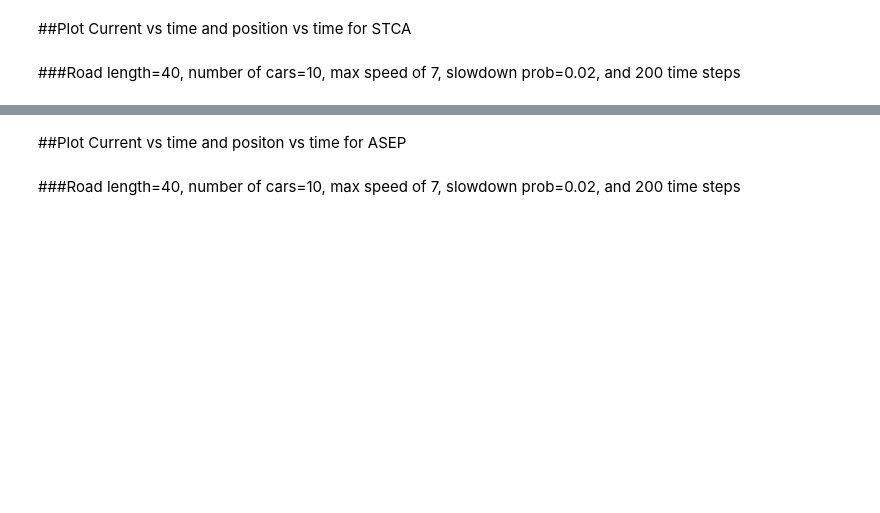
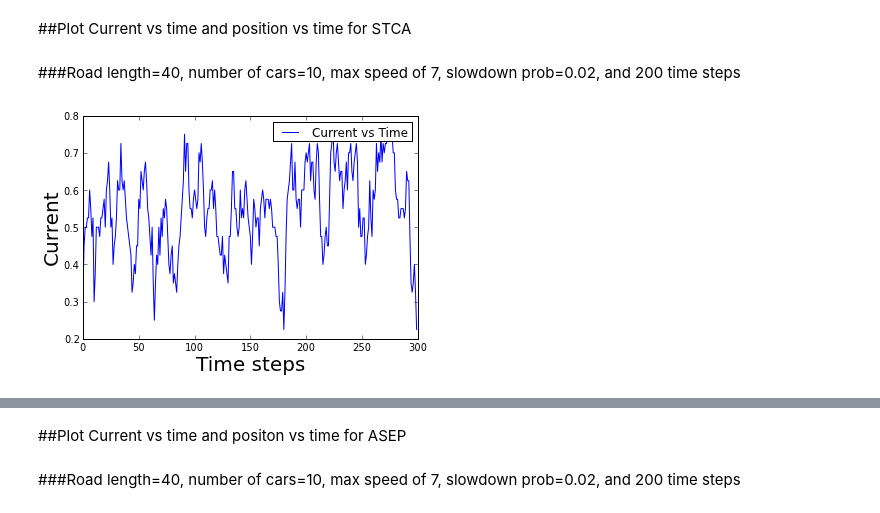
Before and after one commit to npilgram/PHYS202-S13, a Jupyter notebook: Project/Project2.ipynb, the cells around one changed output, grey strips where cells are left out. Cells and saved outputs as stored; diff of their text form; code cells hidden in the pictures; blank space fills up the shorter version.

```diff
--- a/Project/Project2.ipynb
+++ b/Project/Project2.ipynb
@@ -217,13 +269,15 @@ def traffic(model,L,c,v_max,p,N):
 # %% [markdown]
 ###Road length=40, number of cars=10, max speed of 7, slowdown prob=0.02, and 200 time steps
 # %%
-q=traffic('STCA',40,10,7,0.02,200)
+q=traffic('STCA',40,10,5,0.25,300)
 density=10./40.
 current1=q[0]*density
 # %%
-plot(arange(200), current1,'b.', markersize=5,label='Current vs Time')
+plot(arange(300), current1,'b-', markersize=5,label='Current vs Time')
 xlabel('Time steps', fontsize=20)
 ylabel('Current',fontsize=20)
 legend(loc=0)
 show()
+# %% [output]
+[figure, added]
 # %%
```
Also changed, not shown: parts of 29 cells of this notebook.
